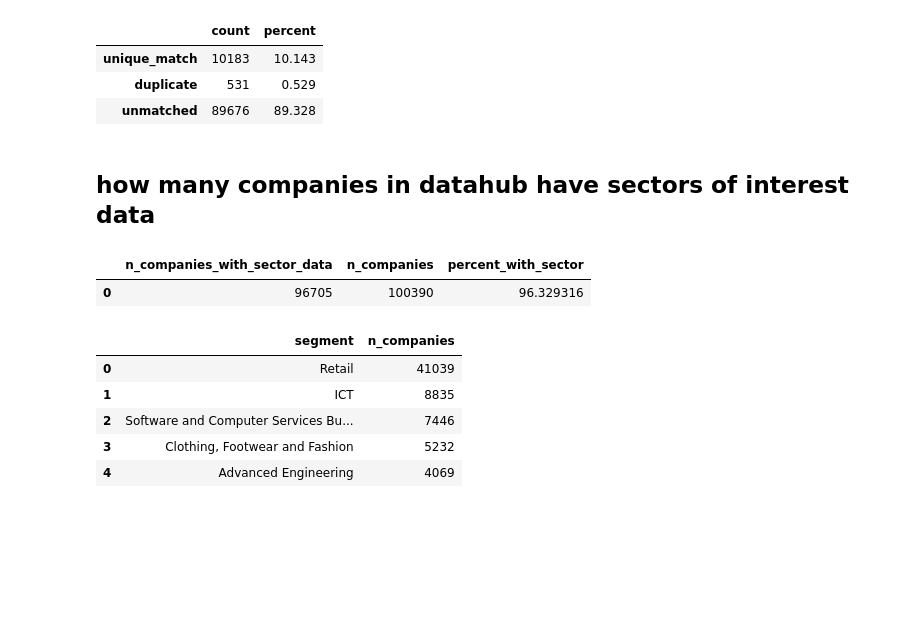
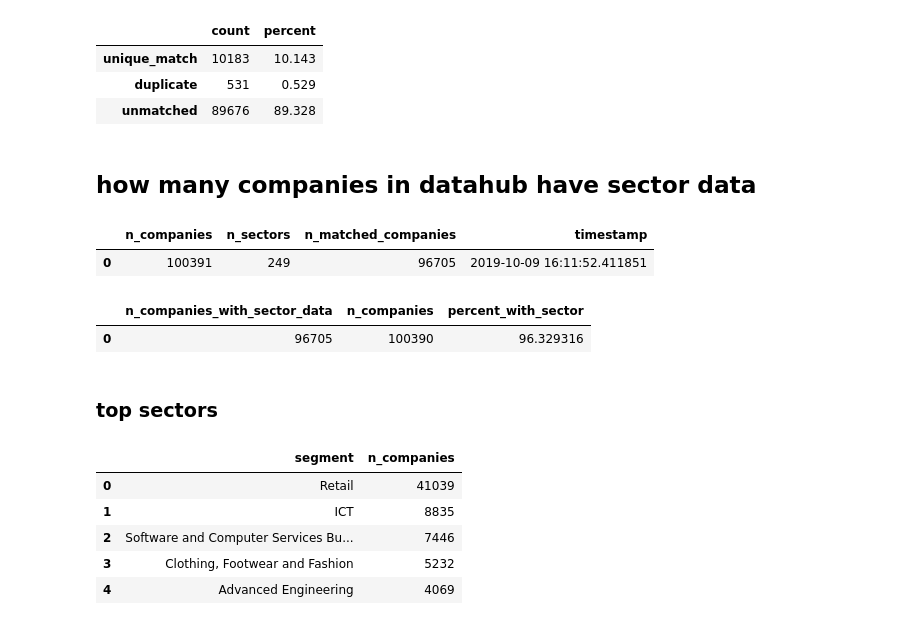
Before and after one commit to uktrade/countries-of-interest-service, a Jupyter notebook: notebooks/data_exploration.ipynb, the cells around one changed output. Drawn from its saved outputs; the diff is of its cells as text; code cells hidden in the pictures; blank space fills up the shorter version.

Commit message:
add data report

```diff
--- a/notebooks/data_exploration.ipynb
+++ b/notebooks/data_exploration.ipynb
@@ -138,7 +230,52 @@ df
 | duplicate | 531 | 0.529 |
 | unmatched | 89676 | 89.328 |
 # %% [markdown]
-## how many companies in datahub have sectors of interest data
+## how many companies in datahub have sector data
+# %%
+import datetime
+
+now = datetime.datetime.now()
+
+sql = '''
+with n_companies as (
+    select
+        count(id) as n_companies
+
+    from company_company
+
+), n_sectors as (
+    select
+        count(distinct sector_id) as n_sectors
+
+    from company_company
+
+), n_matched_companies as (
+    select
+        count(sector_id) as n_matched_companies
+
+    from company_company
+
+), results as (
+    select
+        n_companies,
+        n_sectors,
+        n_matched_companies,
+        '{now}' as timestamp
+
+    from n_companies join n_sectors on 1=1
+        join n_matched_companies on 1=1
+
+)
+
+select * from results
+
+'''.format(now=now)
+
+df = query_database(connection, sql)
+df.head()
+# %% [output]
+|  | n_companies | n_sectors | n_matched_companies | timestamp |
+| 0 | 100391 | 249 | 96705 | 2019-10-09 16:11:52.411851 |
 # %%
 sql = '''
 select
@@ -154,6 +291,8 @@ df.head()
 # %% [output]
 |  | n_companies_with_sector_data | n_companies | percent_with_sector |
 | 0 | 96705 | 100390 | 96.329316 |
+# %% [markdown]
+### top sectors
 # %%
 sql = '''
 with level_2 as (
```
Also changed, not shown: parts of 5 cells of this notebook, 20 other files.
